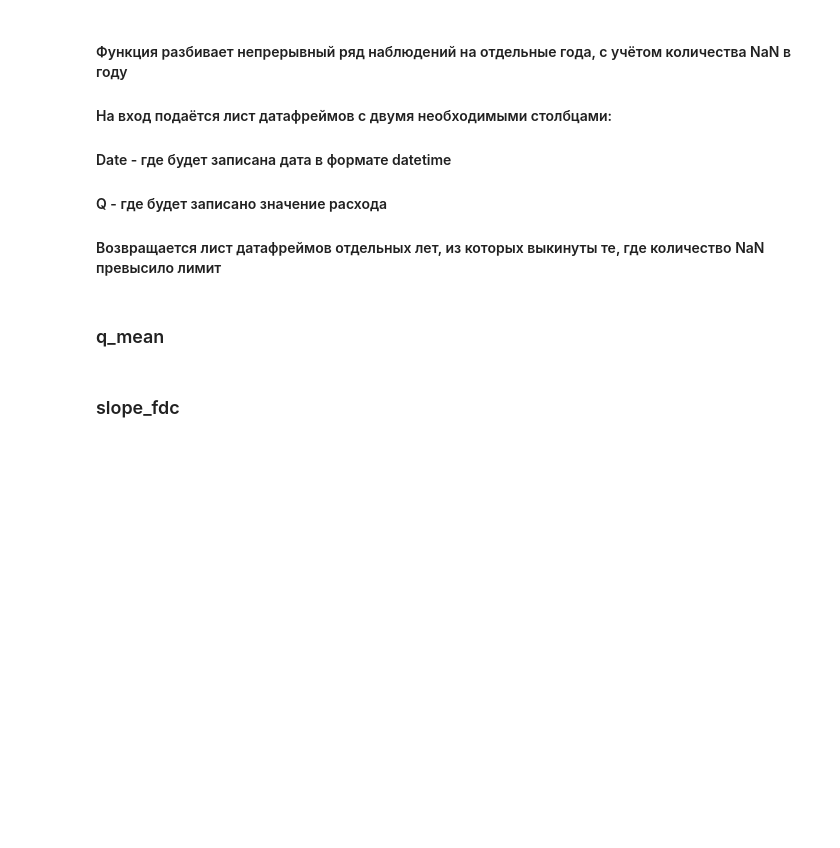
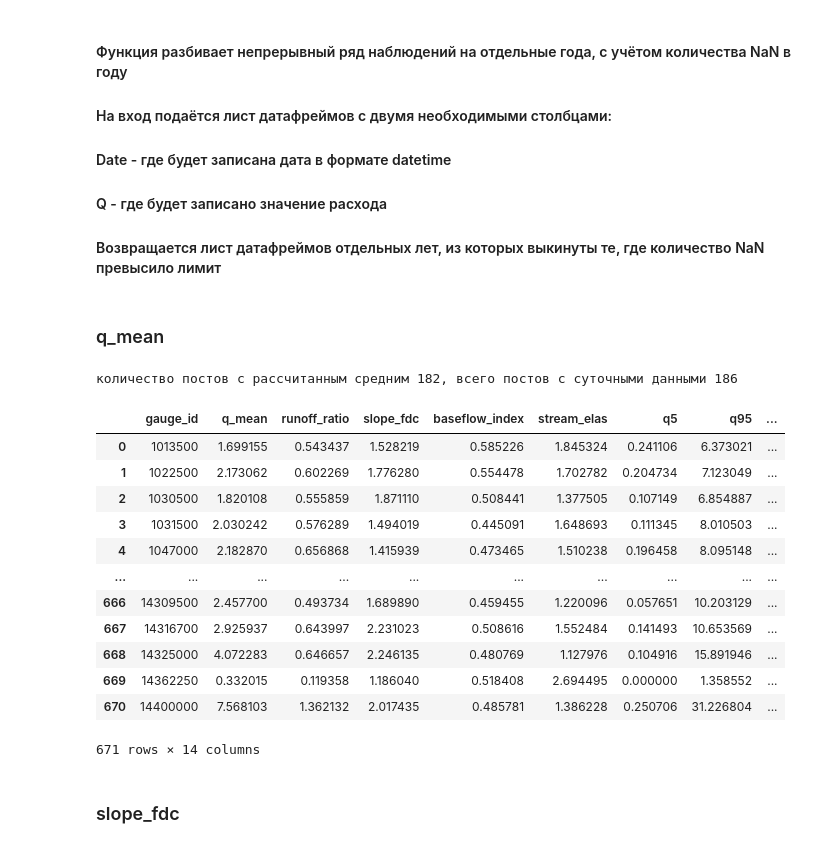
Before and after one commit to dmbrmv/camels_ru, a Jupyter notebook: hydro.ipynb, the cells around one changed output. Drawn from its saved outputs; the diff is of its cells as text; code cells hidden in the pictures; blank space fills up the shorter version.

Commit message:
Camels_ru_Hydro

```diff
--- a/hydro.ipynb
+++ b/hydro.ipynb
@@ -187,10 +190,29 @@ def split_by_year(list_of_something, number_of_NaN):
 После фильтрации оказалось, что некоторые годы на постах имеют в себе Большое количество пропусков
 
 """
-Valid_gauges_Q_mean_yearly = [np.mean([yearly_sum.Q.sum() for yearly_sum in gauge]) if len([yearly_sum.Q.sum() for yearly_sum in gauge]) > 2 else np.NaN for gauge in every_gauge_split_by_year]
-
+Valid_gauges_Q_mean = [np.mean([np.mean(year.Q) for year in gauge]) if len(gauge) > 2 else  np.NaN for gauge in every_gauge_split_by_year_mm]
 print('количество постов с рассчитанным средним {}, всего постов с суточными данными {}'.format(
-    len(np.array(Valid_gauges_Q_mean_yearly)[~np.isnan(Valid_gauges_Q_mean_yearly)]),
-    len(Valid_gauges_Q_mean_yearly)))
+    len(np.array(Valid_gauges_Q_mean)[~np.isnan(Valid_gauges_Q_mean)]),
+    len(Valid_gauges_Q_mean)))
+# %% [output]
+количество постов с рассчитанным средним 182, всего постов с суточными данными 186
+# %%
+CAMELS_Addor = pd.read_csv('/mnt/SSD/education/aspirantura/CAMELS_ru/literature/camels_attributes_v2.0/camels_hydro.txt', sep = ';')
+# %%
+CAMELS_Addor
+# %% [output]
+|  | gauge_id | q_mean | runoff_ratio | slope_fdc | baseflow_index | stream_elas | q5 | q95 | ... |
+| 0 | 1013500 | 1.699155 | 0.543437 | 1.528219 | 0.585226 | 1.845324 | 0.241106 | 6.373021 | ... |
+| 1 | 1022500 | 2.173062 | 0.602269 | 1.776280 | 0.554478 | 1.702782 | 0.204734 | 7.123049 | ... |
+| 2 | 1030500 | 1.820108 | 0.555859 | 1.871110 | 0.508441 | 1.377505 | 0.107149 | 6.854887 | ... |
+| 3 | 1031500 | 2.030242 | 0.576289 | 1.494019 | 0.445091 | 1.648693 | 0.111345 | 8.010503 | ... |
+| 4 | 1047000 | 2.182870 | 0.656868 | 1.415939 | 0.473465 | 1.510238 | 0.196458 | 8.095148 | ... |
+| ... | ... | ... | ... | ... | ... | ... | ... | ... | ... |
+| 666 | 14309500 | 2.457700 | 0.493734 | 1.689890 | 0.459455 | 1.220096 | 0.057651 | 10.203129 | ... |
+| 667 | 14316700 | 2.925937 | 0.643997 | 2.231023 | 0.508616 | 1.552484 | 0.141493 | 10.653569 | ... |
+| 668 | 14325000 | 4.072283 | 0.646657 | 2.246135 | 0.480769 | 1.127976 | 0.104916 | 15.891946 | ... |
+| 669 | 14362250 | 0.332015 | 0.119358 | 1.186040 | 0.518408 | 2.694495 | 0.000000 | 1.358552 | ... |
+| 670 | 14400000 | 7.568103 | 1.362132 | 2.017435 | 0.485781 | 1.386228 | 0.250706 | 31.226804 | ... |
+671 rows × 14 columns
 # %% [markdown]
 ### slope_fdc
```
Also changed, not shown: parts of 44 cells of this notebook, 6 other files.
